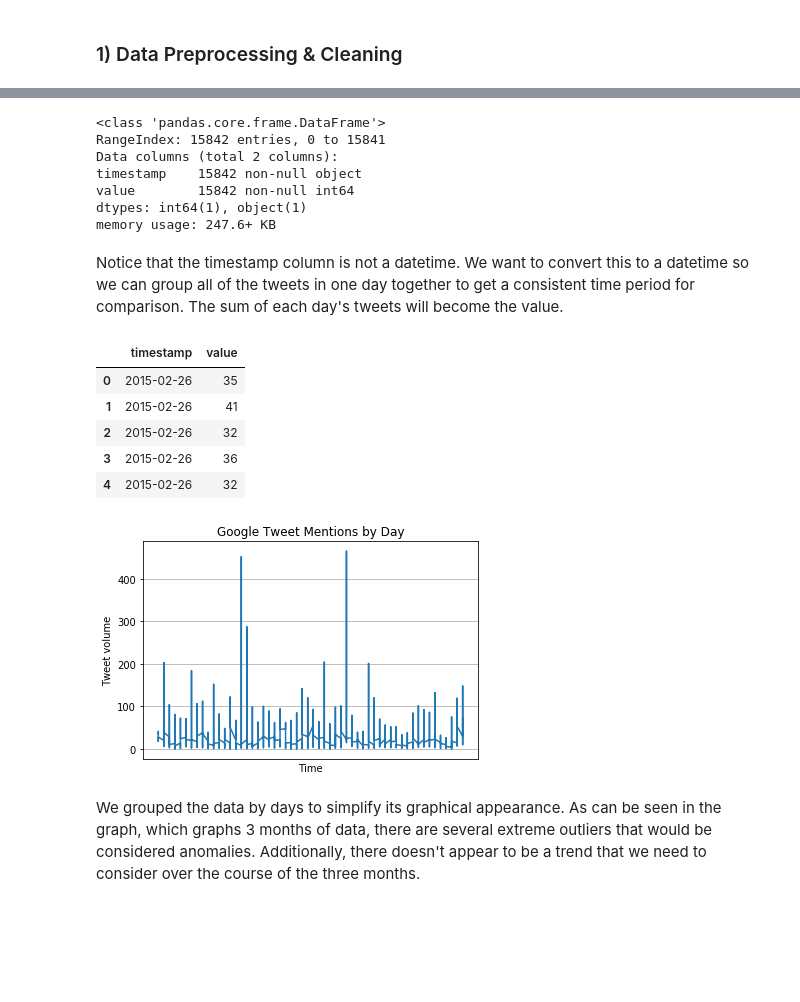
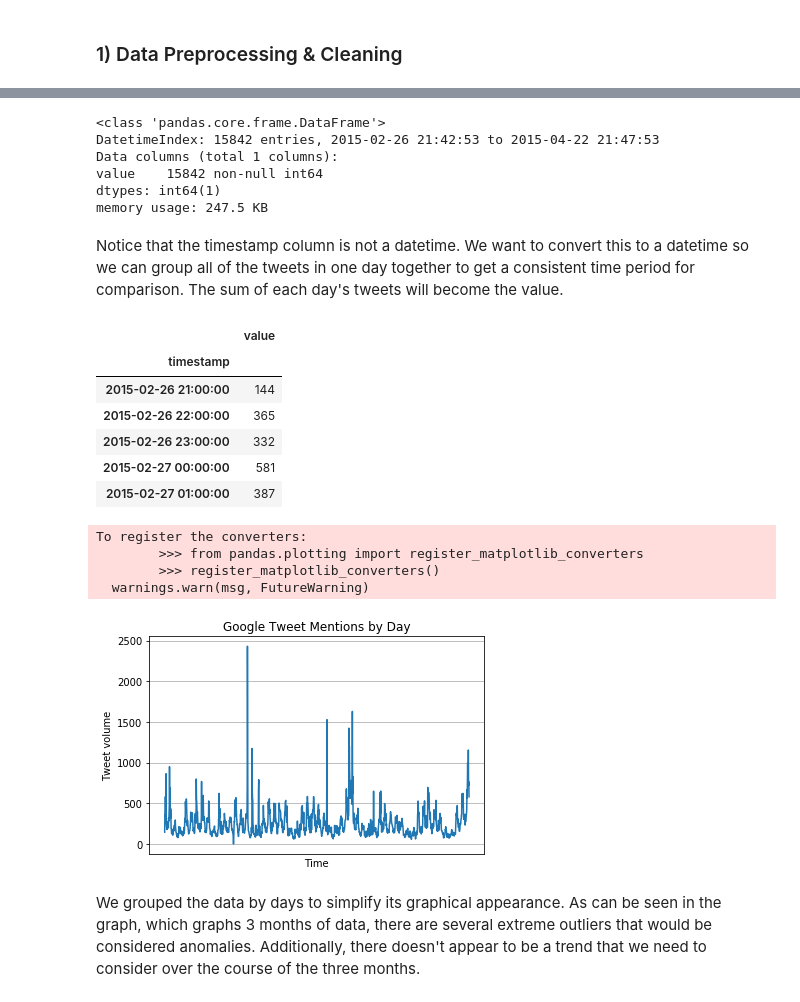
Before and after one commit to mdsvoren/eecs731-project6, a Jupyter notebook: notebooks/Project 6 - Anomaly Detection.ipynb, the cells around one changed output, grey strips where cells are left out. Cells and saved outputs as stored; diff of their text form; code cells hidden in the pictures; blank space fills up the shorter version.

```diff
--- a/notebooks/Project 6 - Anomaly Detection.ipynb
+++ b/notebooks/Project 6 - Anomaly Detection.ipynb
@@ -7,6 +9,6 @@ In this notebook, we will perform anomaly detection on a dataset the examines th
 import numpy as np
 import pandas as pd
 
-original = pd.read_csv("../data/Twitter_volume_GOOG.csv")
+original = pd.read_csv("../data/Twitter_volume_GOOG.csv", index_col=[0], parse_dates=[0])
 print(original.head(5))
 # %% [output]
@@ -20,49 +23,58 @@ print(original.head(5))
 original.info()
 # %% [output]
 <class 'pandas.core.frame.DataFrame'>
-RangeIndex: 15842 entries, 0 to 15841
-Data columns (total 2 columns):
-timestamp    15842 non-null object
-value        15842 non-null int64
-dtypes: int64(1), object(1)
-memory usage: 247.6+ KB
+DatetimeIndex: 15842 entries, 2015-02-26 21:42:53 to 2015-04-22 21:47:53
+Data columns (total 1 columns):
+value    15842 non-null int64
+dtypes: int64(1)
+memory usage: 247.5 KB
 # %% [markdown]
 Notice that the timestamp column is not a datetime. We want to convert this to a datetime so we can group all of the tweets in one day together to get a consistent time period for comparison. The sum of each day's tweets will become the value.
 # %%
-original['timestamp'] = pd.to_datetime(original['timestamp'])
-original.sort_values(['timestamp'], inplace=True)
+original = original.resample('H').sum()
+original.head()
 
-groupedDate = pd.DataFrame(original['timestamp'].dt.date)
-groupedDate['value'] = original['value']
-groupedDate.groupby(['timestamp'])['value'].sum()
-groupedDate.head()
+# original['timestamp'] = pd.to_datetime(original['timestamp'])
+# original.sort_values(['timestamp'], inplace=True)
+
+# original['hour'] = original['timestamp'].dt.hour
+
+# groupedDate = pd.DataFrame(original['timestamp'].dt.date)
+# groupedDate['hour'] = original['hour']
+# groupedDate['value'] = original['value']
+# groupedDate.groupby(['value']).head()
 # %% [output]
-|  | timestamp | value |
-| 0 | 2015-02-26 | 35 |
-| 1 | 2015-02-26 | 41 |
-| 2 | 2015-02-26 | 32 |
-| 3 | 2015-02-26 | 36 |
-| 4 | 2015-02-26 | 32 |
+|  | value |
+| timestamp |  |
+| 2015-02-26 21:00:00 | 144 |
+| 2015-02-26 22:00:00 | 365 |
+| 2015-02-26 23:00:00 | 332 |
+| 2015-02-27 00:00:00 | 581 |
+| 2015-02-27 01:00:00 | 387 |
 # %%
 import matplotlib
 import matplotlib.pyplot as plt
 import matplotlib.dates as mdates
 import datetime
 
 fig, ax = plt.subplots()
-ax.plot(groupedDate['timestamp'], groupedDate['value'])
+ax.plot(original.index, original['value'])
 years = mdates.YearLocator()
 yearsFmt = mdates.DateFormatter('%Y')
 ax.xaxis.set_major_locator(years)
 ax.xaxis.set_major_formatter(yearsFmt)
 
 
 ax.set(xlabel='Time', ylabel='Tweet volume',
        title='Google Tweet Mentions by Day')
 ax.grid()
 plt.show()
 # %% [output]
+To register the converters:
+        >>> from pandas.plotting import register_matplotlib_converters
+        >>> register_matplotlib_converters()
+  warnings.warn(msg, FutureWarning)
-[figure, old version]
+[figure, new version]
 # %% [markdown]
 We grouped the data by days to simplify its graphical appearance. As can be seen in the graph, which graphs 3 months of data, there are several extreme outliers that would be considered anomalies. Additionally, there doesn't appear to be a trend that we need to consider over the course of the three months.
 # %% [markdown]
```
Also changed, not shown: parts of 8 cells of this notebook.
